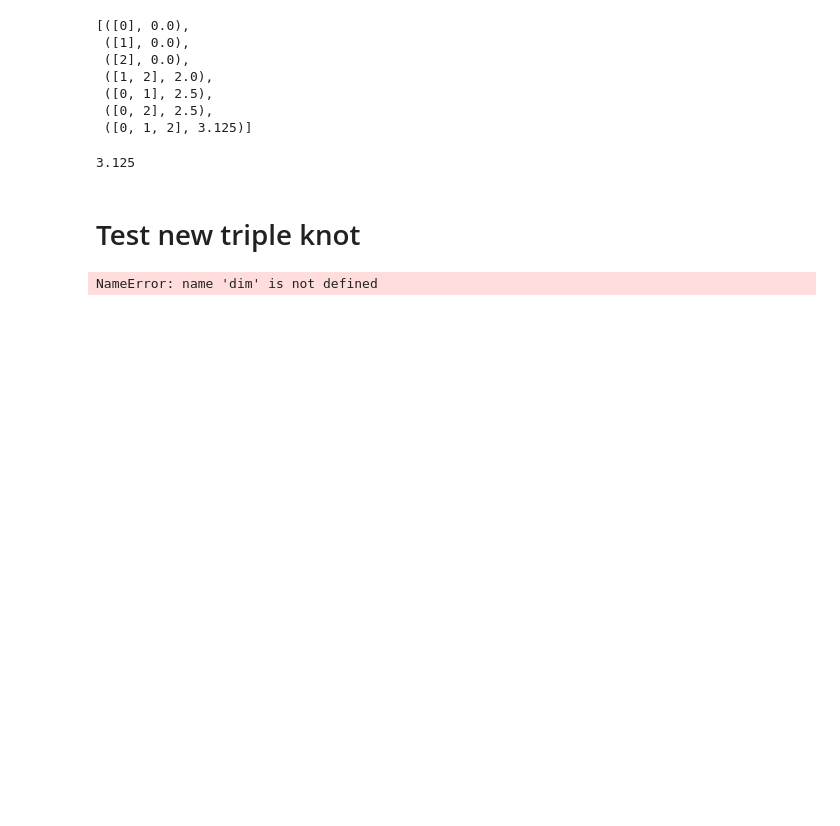
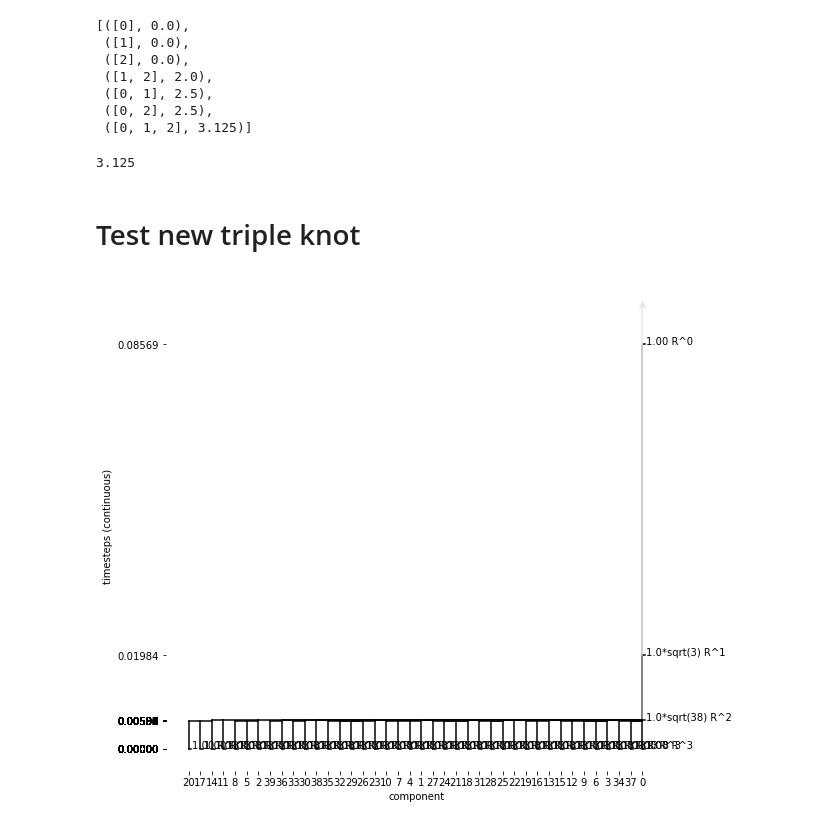
Before and after one commit to Chiara-ra/Masterthesis-Mathematics, a Jupyter notebook: Scratchbooks/TEST_notebook.ipynb, the cells around one changed output. Drawn from its saved outputs; the diff is of its cells as text; code cells hidden in the pictures; blank space fills up the shorter version.

Commit message:
create basic example

```diff
--- a/Scratchbooks/TEST_notebook.ipynb
+++ b/Scratchbooks/TEST_notebook.ipynb
@@ -167,22 +167,22 @@ filtration
 # %%
 import sys
 import os
 
 SCRIPT_DIR = os.path.dirname(os.path.abspath("__file__"))
 sys.path.append(os.path.dirname(SCRIPT_DIR))
 
 # Test modules
 from periodic_ph import periodic_ph as pph
 from periodic_ph import examples    as ex
 
 
 
-knot_points = ex.knot_3D(2,3,5)
-random_example = pph.PeriodicPersistence(knot_points, a=1, b=1, c=1)
-random_example.calculate_pph()
-#random_example.describe_evolution()
-random_example.plot_evolution(cont_timesteps = True, width=9, height=9)
-#random_example.plot_evolution(cont_timesteps = False, width=9, height=9)
-#random_example.groups.H
+knot_points = ex.knot_3D(2,3,5,40)
+knot_example = pph.PeriodicPersistence(knot_points, a=1, b=1, c=1)
+knot_example.calculate_pph()
+#knot_example.describe_evolution()
+knot_example.plot_evolution(cont_timesteps = True, width=9, height=9)
+#knot_example.plot_evolution(cont_timesteps = False, width=9, height=9)
+#knot_example.groups.H
 # %% [output]
-NameError: name 'dim' is not defined
+[figure, added]
```
Also changed, not shown: parts of 5 cells of this notebook, 2 other files.
